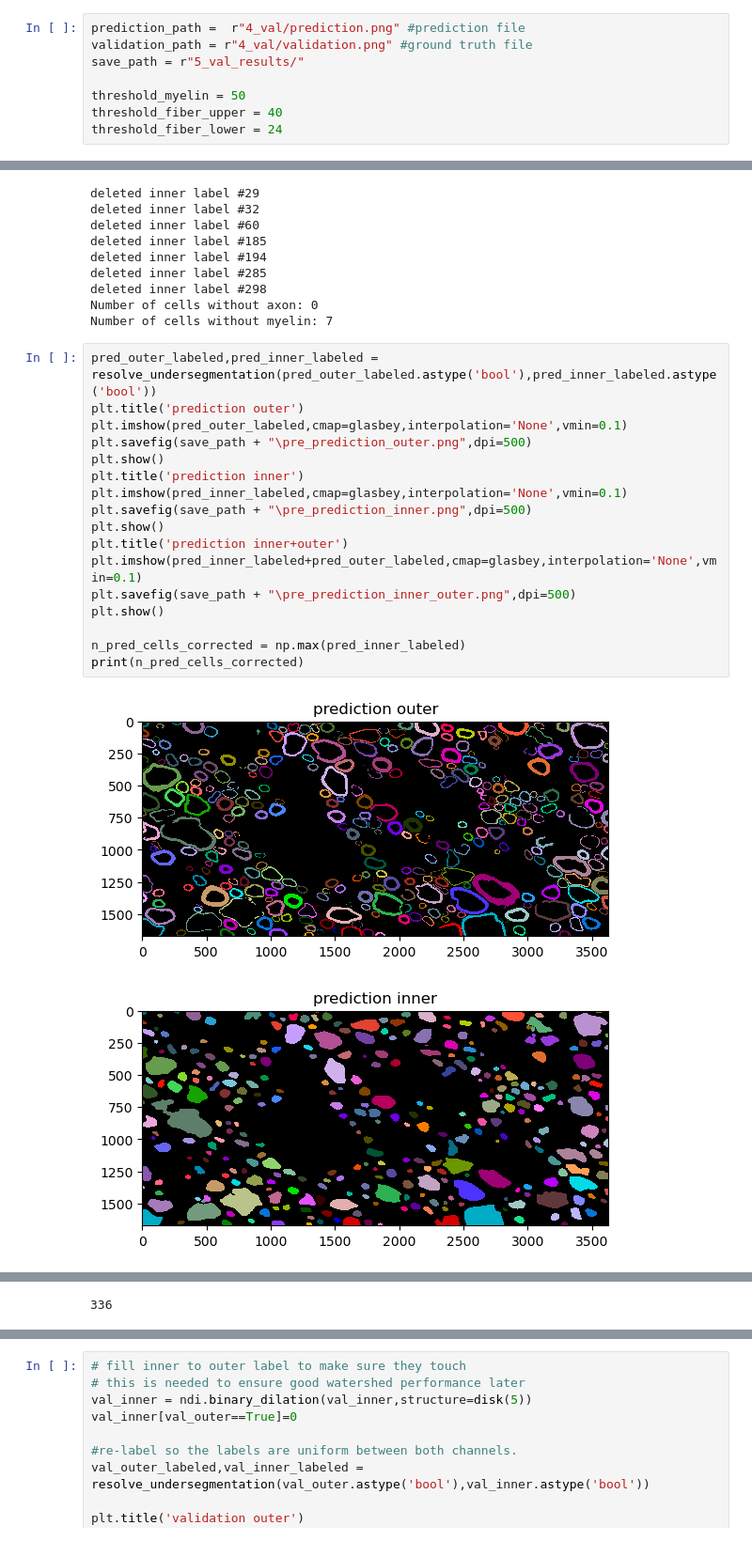
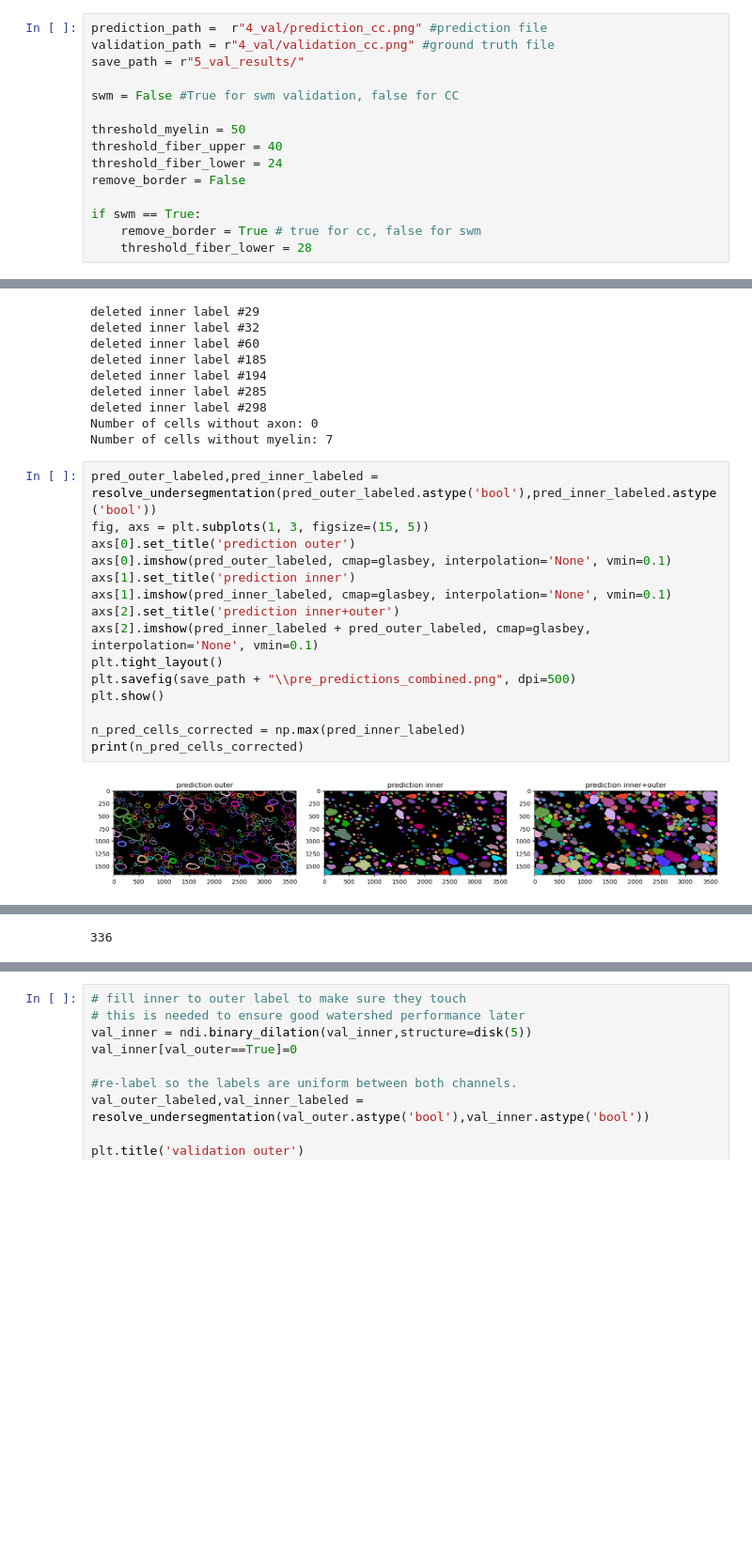
Before and after one commit to PhilipRuthig/EMtools, a Jupyter notebook: 4_validation.ipynb, the cells around one changed output, grey strips where cells are left out. Shown at 94% size. Cells and saved outputs as stored; diff of their text form; blank space fills up the shorter version.

```diff
--- a/4_validation.ipynb
+++ b/4_validation.ipynb
@@ -119,13 +119,20 @@ def calculate_dice(predicted_mask, ground_truth_mask):
 glasbey = cc.cm.glasbey_dark_r
 glasbey.set_under(color="black")
 # %%
-prediction_path =  r"4_val/prediction.png" #prediction file
-validation_path = r"4_val/validation.png" #ground truth file
+prediction_path =  r"4_val/prediction_cc.png" #prediction file
+validation_path = r"4_val/validation_cc.png" #ground truth file
 save_path = r"5_val_results/"
+
+swm = False #True for swm validation, false for CC
 
 threshold_myelin = 50
 threshold_fiber_upper = 40
 threshold_fiber_lower = 24
+remove_border = False
+
+if swm == True:
+    remove_border = True # true for cc, false for swm
+    threshold_fiber_lower = 28
 # %%
 # open data
 img = cv2.imread(prediction_path)
@@ -265,21 +294,18 @@ Number of cells without axon: 0
 Number of cells without myelin: 7
 # %%
 pred_outer_labeled,pred_inner_labeled = resolve_undersegmentation(pred_outer_labeled.astype('bool'),pred_inner_labeled.astype('bool'))
-plt.title('prediction outer')
-plt.imshow(pred_outer_labeled,cmap=glasbey,interpolation='None',vmin=0.1)
-plt.savefig(save_path + "\pre_prediction_outer.png",dpi=500)
-plt.show()
-plt.title('prediction inner')
-plt.imshow(pred_inner_labeled,cmap=glasbey,interpolation='None',vmin=0.1)
-plt.savefig(save_path + "\pre_prediction_inner.png",dpi=500)
-plt.show()
-plt.title('prediction inner+outer')
-plt.imshow(pred_inner_labeled+pred_outer_labeled,cmap=glasbey,interpolation='None',vmin=0.1)
-plt.savefig(save_path + "\pre_prediction_inner_outer.png",dpi=500)
+fig, axs = plt.subplots(1, 3, figsize=(15, 5))
+axs[0].set_title('prediction outer')
+axs[0].imshow(pred_outer_labeled, cmap=glasbey, interpolation='None', vmin=0.1)
+axs[1].set_title('prediction inner')
+axs[1].imshow(pred_inner_labeled, cmap=glasbey, interpolation='None', vmin=0.1)
+axs[2].set_title('prediction inner+outer')
+axs[2].imshow(pred_inner_labeled + pred_outer_labeled, cmap=glasbey, interpolation='None', vmin=0.1)
+plt.tight_layout()
+plt.savefig(save_path + "\\pre_predictions_combined.png", dpi=500)
 plt.show()
 
 n_pred_cells_corrected = np.max(pred_inner_labeled)
 print(n_pred_cells_corrected)
 # %% [output]
-[figure, old version]
+[figure, new version]
-[figure, removed]
```
Also changed, not shown: parts of 45 cells of this notebook, 8 other files.
